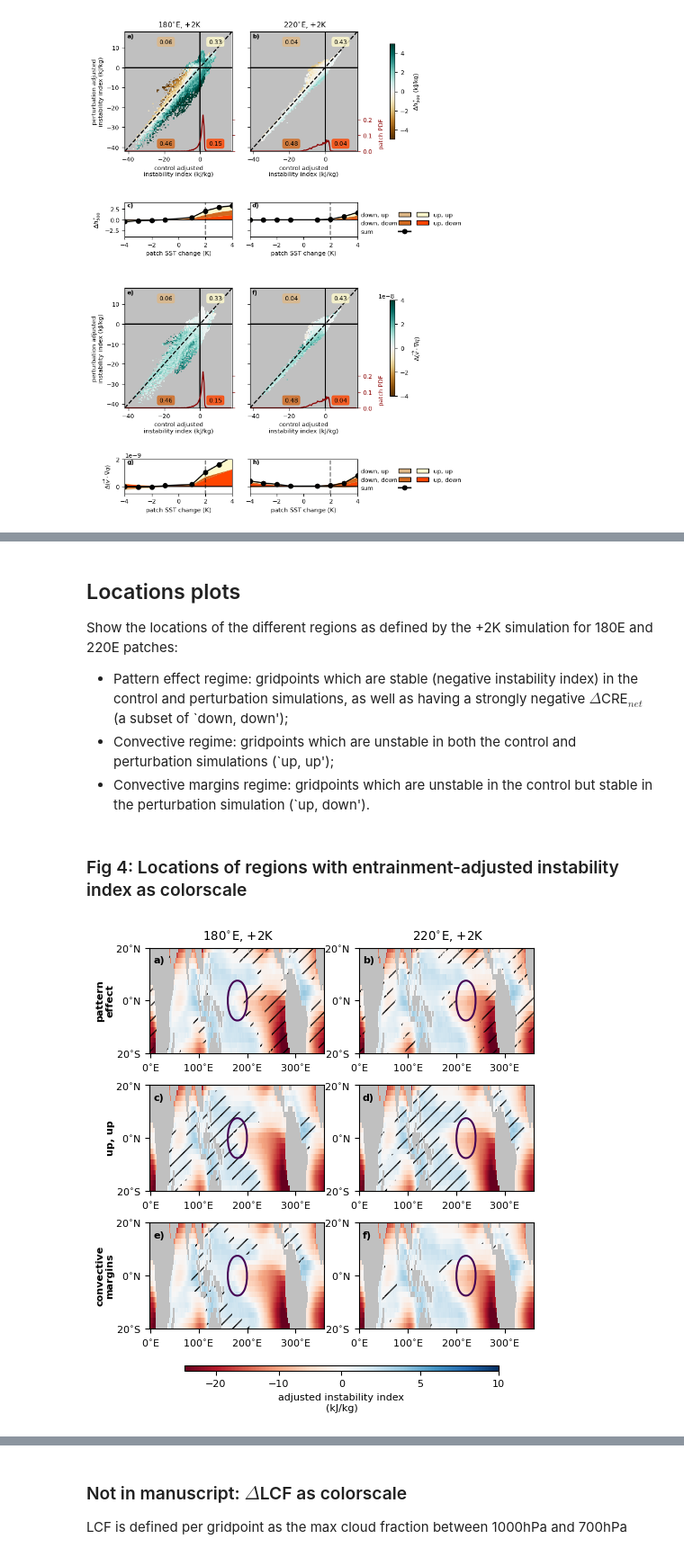
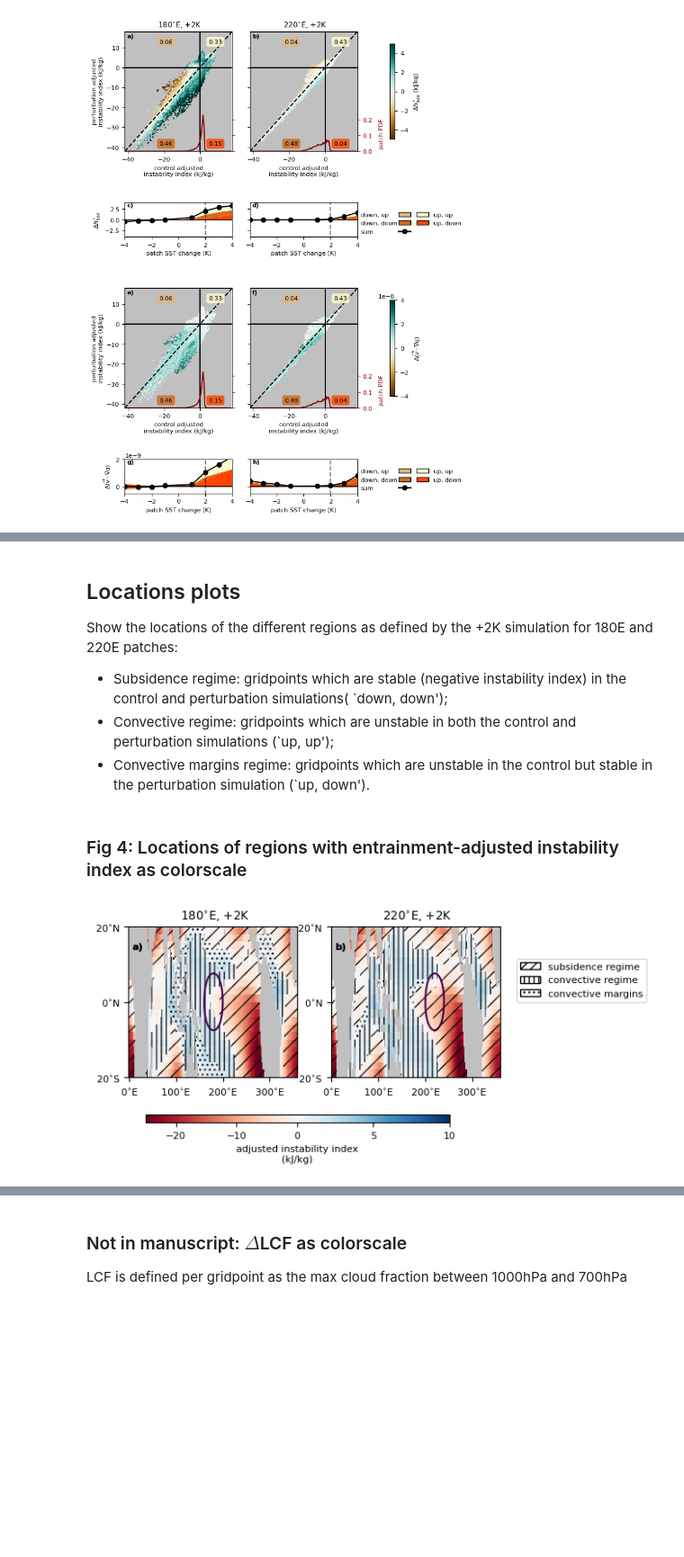
Before and after one commit to Climate-Dynamics-Lab/responses-patterned-warming, a Jupyter notebook: joint_histograms.ipynb, the cells around one changed output, grey strips where cells are left out. Shown at 90% size. Cells and saved outputs as stored; diff of their text form; code cells hidden in the pictures; blank space fills up the shorter version.

```diff
--- a/joint_histograms.ipynb
+++ b/joint_histograms.ipynb
@@ -1793,21 +2029,19 @@ no of instability bins:  120
 
 Show the locations of the different regions as defined by the +2K simulation for 180E and 220E patches:
 
-- Pattern effect regime: gridpoints which are stable (negative instability index) in the control and perturbation simulations, as well as having a strongly negative $\Delta$CRE$_{net}$ (a subset of `down, down');
+- Subsidence regime: gridpoints which are stable (negative instability index) in the control and perturbation simulations( `down, down');
 - Convective regime: gridpoints which are unstable in both the control and perturbation simulations (`up, up');
 - Convective margins regime: gridpoints which are unstable in the control but stable in the perturbation simulation (`up, down').
 # %% [markdown]
 ### Fig 4: Locations of regions with entrainment-adjusted instability index as colorscale
 # %%
 plt.rcParams.update({'font.size': 8})
-gs_map = gridspec.GridSpec(3, 2)
+gs_map = gridspec.GridSpec(1, 2)
 
 fig1 = plt.figure()
-ax_maps =[[plt.subplot(gs_map[0:1, 0]), plt.subplot(gs_map[1:2, 0]), plt.subplot(gs_map[2:3, 0])],
-          [plt.subplot(gs_map[0:1,1]), plt.subplot(gs_map[1:2,1]), plt.subplot(gs_map[2:3,1])]]
+ax_maps =[plt.subplot(gs_map[0, 0]), plt.subplot(gs_map[0, 1])]
 
-
-lets = [['a)', 'c)', 'e)'],[ 'b)','d)', 'f)']]
+lets = ['a)', 'b)']
 month = 1
 divnorm = colors.TwoSlopeNorm(vmin = -25, vcenter = 0, vmax = 10)
 n,m =len(lat), len(lon)
@@ -1851,67 +2085,51 @@ for k in [2,3]:
 
         #entrainment adjustment from perturbation simulation
         adjustment = np.load('entrainment_adjustments/adjustment'+ patch +'_0N_' + delta_sst + 'K.npy')
         adjustment = xr.DataArray(adjustment, dims=("month", "lat","lon")) *units.joule / units.kilogram
 
         hsfc_adjusted =  hsfc -ehat*adjustment
 
         #MSE*
         sat_mixing_ratio = mc.saturation_mixing_ratio(pfull, ta)
         sat_spec_hum = mc.specific_humidity_from_mixing_ratio(sat_mixing_ratio)
         hsat = mc.moist_static_energy(zg, ta, sat_spec_hum)
         hsat500 = hsat.sel(plev = 50000.)#sel(plev = slice(30000., 60000.)).weighted(weights).mean(dim = ('plev'))
 
         instability_adjusted = hsfc_adjusted - hsat500
 
-        # pattern effect
-        count_map = xr.ones_like(instability_ctrl).where(instability_ctrl_adjusted<0,0).where(instability_adjusted<0,0).where(delta_netcre<0) ## this is the line which defines the locations
+        # subisdence region - 'down, down'
+        count_map = xr.ones_like(instability_ctrl).where(instability_ctrl_adjusted<0,0).where(instability_adjusted<0,0) ## this is the line which defines the locations
         count_map = count_map.where((count_map)!=0, np.nan)
-        ax_maps[k-2][0].text(0.02, 0.85, lets[k-2][0], transform=ax_maps[k-2][0].transAxes, weight = 'bold')
-        ax_maps[k-2][0].pcolormesh(lon, lat, np.ones((n,m)), cmap = 'gist_gray', vmin = -2, vmax = 2)
+        ax_maps[k-2].text(0.02, 0.85, lets[k-2], transform=ax_maps[k-2].transAxes, weight = 'bold')
+        ax_maps[k-2].pcolormesh(lon, lat, np.ones((n,m)), cmap = 'gist_gray', vmin = -2, vmax = 2)
+        cs = ax_maps[k-2].pcolormesh(lon, lat, instability_ctrl_adjusted.sel(month = month), norm= divnorm, cmap = 'RdBu')
+        l1 = ax_maps[k-2].pcolor(lon, lat, count_map.sel(month = month), hatch = '//', alpha = 0, label = 'down, down')
+        ax_maps[k-2].set_title(patch_title[k] + ', ' + delta_sst + 'K')
         if k==2:
-             cs = ax_maps[k-2][0].pcolormesh(lon, lat, instability_ctrl_adjusted.sel(month = month), norm= divnorm, cmap = 'RdBu')
-        else:
-            ax_maps[k-2][0].pcolormesh(lon, lat, instability_ctrl_adjusted.sel(month = month), norm= divnorm, cmap = 'RdBu')
-        ax_maps[k-2][0].pcolor(lon, lat, count_map.sel(month = month), hatch = '//', alpha = 0)
-        ax_maps[k-2][0].set_title(patch_title[k] + ', ' + delta_sst + 'K')
-        if k==2:
-            ax_maps[k-2][0].set_ylabel('pattern\neffect', weight = 'bold')
-            ax_maps[k-2][0].yaxis.set_label_coords(-0.2, 0.5, transform=ax_maps[k-2][0].transAxes)
+            ax_maps[k-2].yaxis.set_label_coords(-0.2, 0.5, transform=ax_maps[k-2].transAxes)
         #add patch extent
-        ax_maps[k-2][0].contour(lon.sel(lon = slice(150, 280)), lat, (ts - ts_ctrl).sel(month = month,lon = slice(150, 280)), levels = [1])
+        ax_maps[k-2].contour(lon.sel(lon = slice(150, 280)), lat, (ts - ts_ctrl).sel(month = month,lon = slice(150, 280)), levels = [1])
 
         # up, up
         count_map = xr.ones_like(instability_ctrl).where(instability_ctrl_adjusted>0,0).where(instability_adjusted>0,0) ## this is the line which defines the locations
         count_map = count_map.where((count_map)!=0, np.nan)
-        ax_maps[k-2][1].text(0.02, 0.85, lets[k-2][1], transform=ax_maps[k-2][1].transAxes, weight = 'bold')
-        ax_maps[k-2][1].pcolormesh(lon, lat, np.ones((n,m)), cmap = 'gist_gray', vmin = -2, vmax = 2)
-        ax_maps[k-2][1].pcolormesh(lon, lat, instability_ctrl_adjusted.sel(month = month), norm= divnorm, cmap = 'RdBu')
-        ax_maps[k-2][1].pcolor(lon, lat, count_map.sel(month = month), hatch = '//', alpha = 0)
-        if k==2:
-            ax_maps[k-2][1].set_ylabel('up, up', weight = 'bold')
-            ax_maps[k-2][1].yaxis.set_label_coords(-0.2, 0.5, transform=ax_maps[k-2][1].transAxes)
-        #add patch extent
-        ax_maps[k-2][1].contour(lon.sel(lon = slice(150, 280)), lat, (ts - ts_ctrl).sel(month = month,lon = slice(150, 280)), levels = [1])
-
+        l2 = ax_maps[k-2].pcolor(lon, lat, count_map.sel(month = month), hatch = '|||', alpha = 0, label = 'up, up')
 
         # up, down
         count_map = xr.ones_like(instability_ctrl).where(instability_ctrl_adjusted>0,0).where(instability_adjusted<0,0) ## this is the line which defines the locations
         count_map = count_map.where((count_map)!=0, np.nan)
-        ax_maps[k-2][2].text(0.02, 0.85, lets[k-2][2], transform=ax_maps[k-2][2].transAxes, weight = 'bold')
-        ax_maps[k-2][2].pcolormesh(lon, lat, np.ones((n,m)), cmap = 'gist_gray', vmin = -2, vmax = 2)
-        ax_maps[k-2][2].pcolormesh(lon, lat, instability_ctrl_adjusted.sel(month = month), norm= divnorm, cmap = 'RdBu')
-        ax_maps[k-2][2].pcolor(lon, lat, count_map.sel(month = month), hatch = '//', alpha = 0)
-        if k==2:
-            ax_maps[k-2][2].set_ylabel('convective\nmargins', weight = 'bold')
-            ax_maps[k-2][2].yaxis.set_label_coords(-0.2, 0.5, transform=ax_maps[k-2][2].transAxes)
-        #add patch extent
-        ax_maps[k-2][2].contour(lon.sel(lon = slice(150, 280)), lat, (ts - ts_ctrl).sel(month = month, lon = slice(150, 280)), levels = [1])
+        ax_maps[k-2].text(0.02, 0.85, lets[k-2], transform=ax_maps[k-2].transAxes, weight = 'bold')
+        l3 = ax_maps[k-2].pcolor(lon, lat, count_map.sel(month = month), hatch = '...', alpha = 0, label = 'up, down')
 
 plt.setp(ax_maps, yticks = [-20, 0, 20], yticklabels = ['20$^{\circ}$S', '0$^{\circ}$N', '20$^{\circ}$N'], xticks = [0, 100, 200, 300], xticklabels = ['0$^{\circ}$E', '100$^{\circ}$E', '200$^{\circ}$E', '300$^{\circ}$E'])
-plt.colorbar(cs, ax = ax_maps[0][0], cax = ax_maps[0][1].inset_axes([0.2, -1.7, 1.8, 0.05]), ticks = [-20, -10, 0, 5, 10] ,orientation = 'horizontal', label = 'adjusted instability index\n(kJ/kg)')
+plt.colorbar(cs, ax = ax_maps[0], cax = ax_maps[0].inset_axes([0.1, -0.3, 1.8, 0.05]), ticks = [-20, -10, 0, 5, 10] ,orientation = 'horizontal', label = 'adjusted instability index\n(kJ/kg)')
 plt.subplots_adjust(wspace = 0.2, hspace = 0.3)
-fig1.set_size_inches(5.5,5.5)
-fig1.savefig('newplots/Fig4.png', bbox_inches = 'tight', dpi = 300)
+p1 = Rectangle((0, 0), 1, 1, fill=None, hatch='///')
+p2 = Rectangle((0, 0), 1, 1, fill=None, hatch='|||')
+p3 = Rectangle((0, 0), 1, 1, fill=None, hatch='...')
+ax_maps[1].legend([p1, p2, p3], ['subsidence regime', 'convective regime', 'convective margins'], loc = (1.1, 0.5))
+fig1.set_size_inches(5.5,2.25)
+fig1.savefig('revised_plots/Fig4.png', bbox_inches = 'tight', dpi = 300)
 # %% [output]
-[figure, old version]
+[figure, new version]
 # %% [markdown]
```
Also changed, not shown: parts of 14 cells of this notebook, 1 other file.
